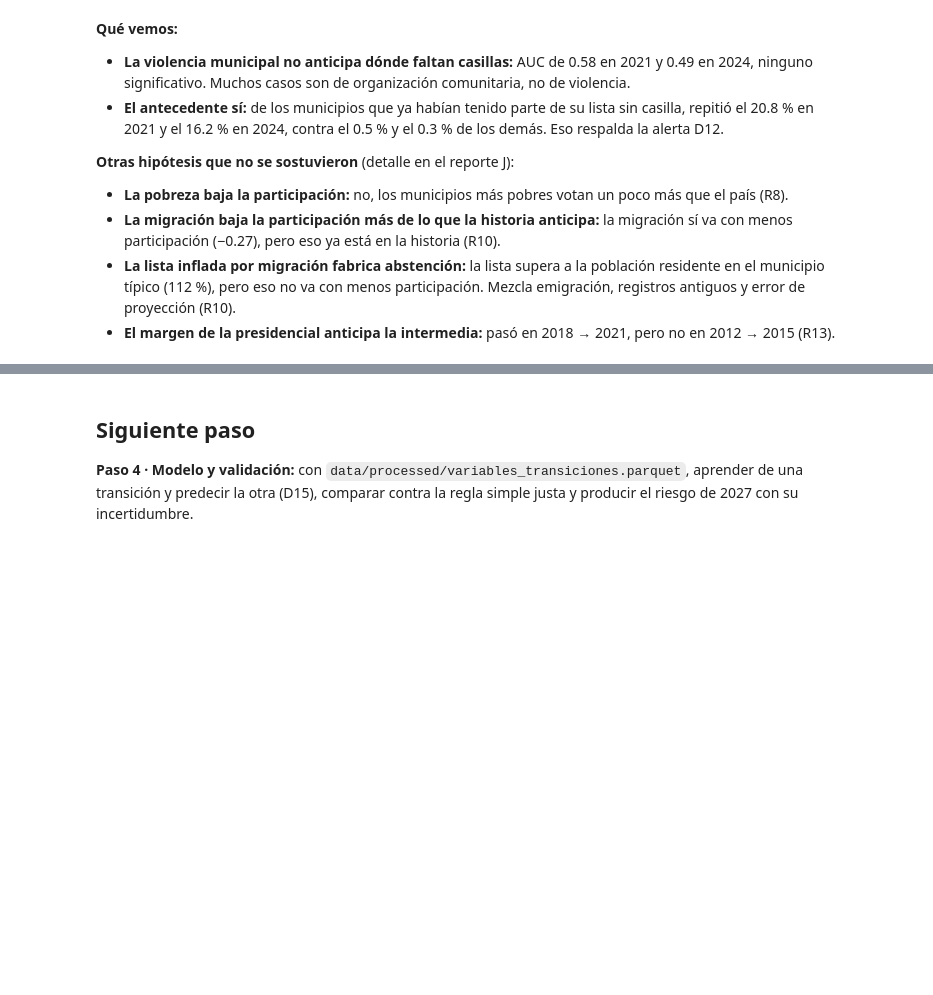
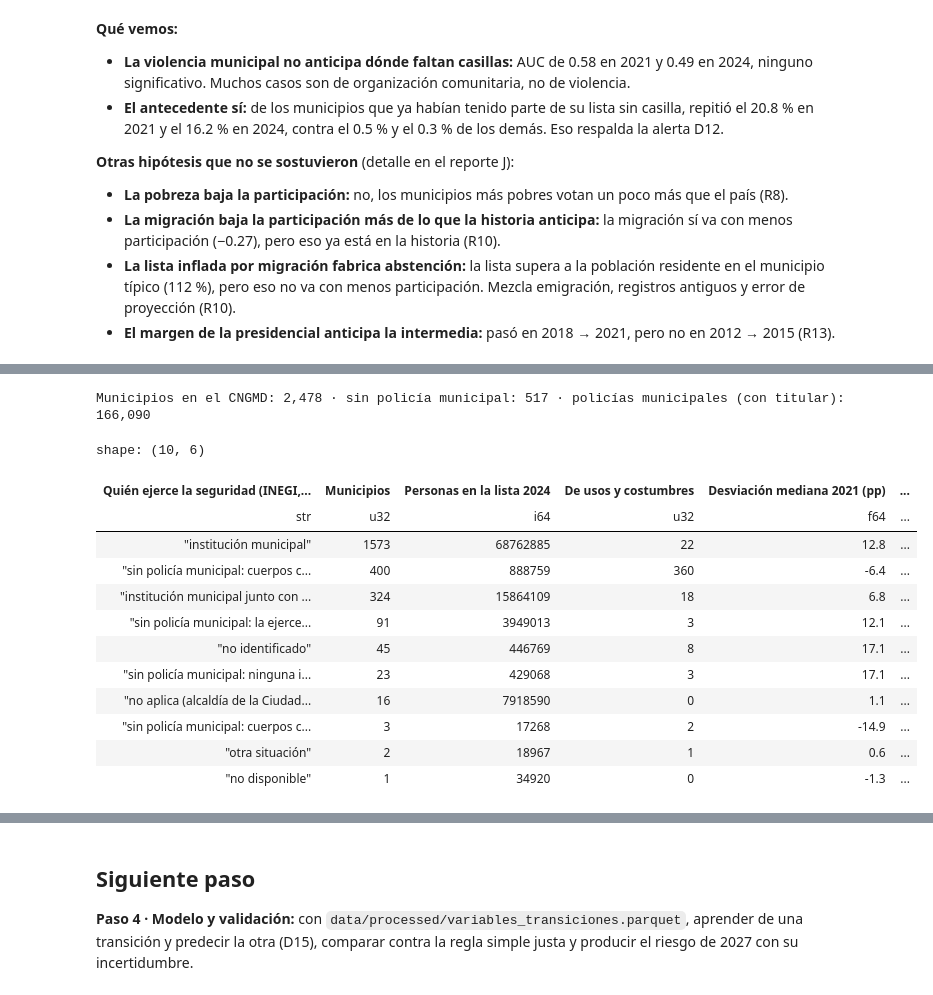
Before and after one commit to JorgeTato99/ine-hackathon-2026, a Jupyter notebook: notebooks/03b_variables_externas_y_patrones.ipynb, the cells around one changed output, grey strips where cells are left out. Drawn from its saved outputs; the diff is of its cells as text; code cells hidden in the pictures; blank space fills up the shorter version.

```diff
--- a/notebooks/03b_variables_externas_y_patrones.ipynb
+++ b/notebooks/03b_variables_externas_y_patrones.ipynb
@@ -638,0 +653,30 @@ shape: (2, 6)
+# %%
+seguridad = pl.read_parquet(E / 'cngmd_seguridad_municipal.parquet')
+participacion = (panel.filter(pl.col('AELEC') == 2024).select('cvegeo', 'es_sni', lista_2024='LN', desviacion_2024='desviacion')
+                 .join(panel.filter(pl.col('AELEC') == 2021).select('cvegeo', desviacion_2021='desviacion', ayuntamiento_mismo_dia_2021='ayuntamiento_mismo_dia'), on='cvegeo', how='left')
+                 .join(panel.filter(pl.col('AELEC') == 2018).select('cvegeo', desviacion_2018='desviacion'), on='cvegeo', how='left'))
+seg = seguridad.join(participacion, on='cvegeo', how='left')
+print(f'Municipios en el CNGMD: {seguridad.height:,} · sin policía municipal: {(seguridad["tiene_policia_municipal"] == False).sum()} · '
+      f'policías municipales (con titular): {seguridad["policias_municipales_con_titular"].sum():,}')
+(seg.group_by('quien_ejerce_seguridad').agg(
+    pl.len().alias('Municipios'),
+    pl.col('lista_2024').sum().alias('Personas en la lista 2024'),
+    pl.col('es_sni').fill_null(False).sum().alias('De usos y costumbres'),
+    pl.col('desviacion_2021').median().round(1).alias('Desviación mediana 2021 (pp)'),
+    pl.col('desviacion_2024').median().round(1).alias('Desviación mediana 2024 (pp)'),
+).sort('Municipios', descending=True).rename({'quien_ejerce_seguridad': 'Quién ejerce la seguridad (INEGI, 2024)'}))
+# %% [output]
+Municipios en el CNGMD: 2,478 · sin policía municipal: 517 · policías municipales (con titular): 166,090
+shape: (10, 6)
+| Quién ejerce la seguridad (INEGI,... | Municipios | Personas en la lista 2024 | De usos y costumbres | Desviación mediana 2021 (pp) | ... |
+| str | u32 | i64 | u32 | f64 | ... |
+| "institución municipal" | 1573 | 68762885 | 22 | 12.8 | ... |
+| "sin policía municipal: cuerpos c... | 400 | 888759 | 360 | -6.4 | ... |
+| "institución municipal junto con ... | 324 | 15864109 | 18 | 6.8 | ... |
+| "sin policía municipal: la ejerce... | 91 | 3949013 | 3 | 12.1 | ... |
+| "no identificado" | 45 | 446769 | 8 | 17.1 | ... |
+| "sin policía municipal: ninguna i... | 23 | 429068 | 3 | 17.1 | ... |
+| "no aplica (alcaldía de la Ciudad... | 16 | 7918590 | 0 | 1.1 | ... |
+| "sin policía municipal: cuerpos c... | 3 | 17268 | 2 | -14.9 | ... |
+| "otra situación" | 2 | 18967 | 1 | 0.6 | ... |
+| "no disponible" | 1 | 34920 | 0 | -1.3 | ... |
```
Also changed, not shown: parts of 11 cells of this notebook, 7 other files.
